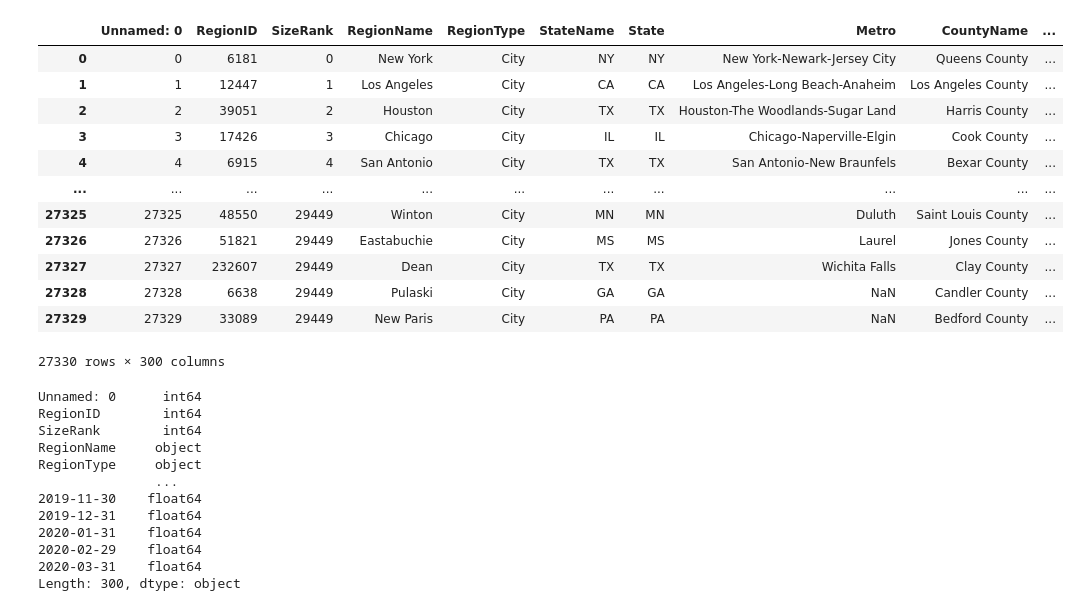
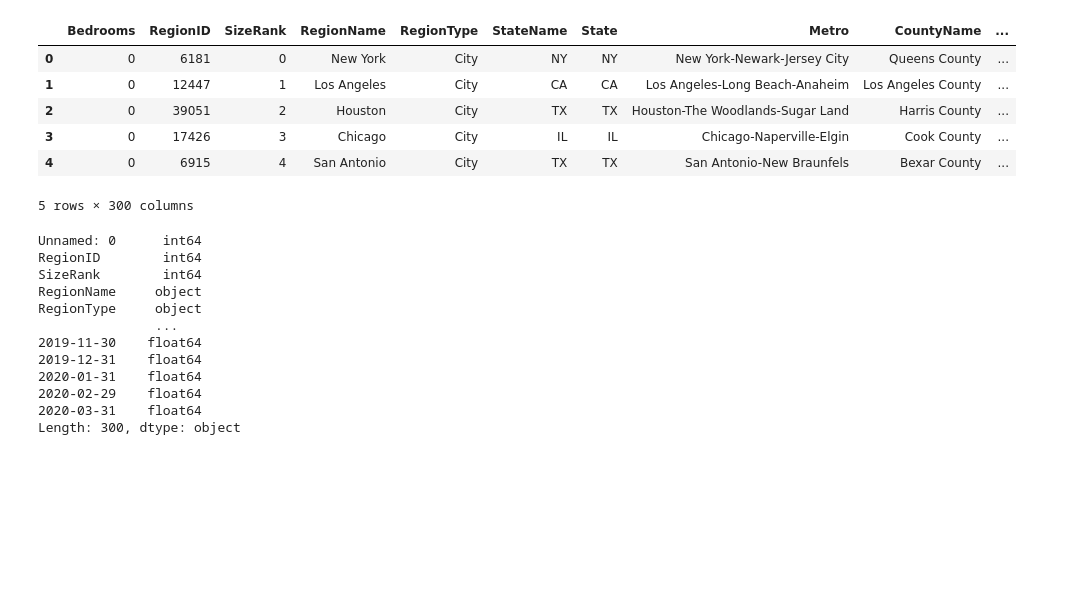
Before and after one commit to trallen09/team_centennial_park, a Jupyter notebook: ZillowCleanup.ipynb, the cells around one changed output. Drawn from its saved outputs; the diff is of its cells as text; code cells hidden in the pictures; blank space fills up the shorter version.

```diff
--- a/ZillowCleanup.ipynb
+++ b/ZillowCleanup.ipynb
@@ -5,19 +7,22 @@ df=pd.read_csv('Resources/City_Zhvi_AllHomes.csv')
+# %%
+df=pd.read_csv('Resources/City_Zhvi_AllHomes.csv')
+df1=pd.read_csv('Resources/City_Zhvi_1bedroom.csv')
+df2=pd.read_csv('Resources/City_Zhvi_2bedroom.csv')
+df3=pd.read_csv('Resources/City_Zhvi_3bedroom.csv')
+df4=pd.read_csv('Resources/City_Zhvi_4bedroom.csv')
+df5=pd.read_csv('Resources/City_Zhvi_5BedroomOrMore.csv')
+# %%
+df = pd.concat([df, df1,df2,df3,df4,df5], ignore_index=True)
 # %%
-df
+df.head()
 # %% [output]
-|  | Unnamed: 0 | RegionID | SizeRank | RegionName | RegionType | StateName | State | Metro | CountyName | ... |
+|  | Bedrooms | RegionID | SizeRank | RegionName | RegionType | StateName | State | Metro | CountyName | ... |
 | 0 | 0 | 6181 | 0 | New York | City | NY | NY | New York-Newark-Jersey City | Queens County | ... |
-| 1 | 1 | 12447 | 1 | Los Angeles | City | CA | CA | Los Angeles-Long Beach-Anaheim | Los Angeles County | ... |
-| 2 | 2 | 39051 | 2 | Houston | City | TX | TX | Houston-The Woodlands-Sugar Land | Harris County | ... |
-| 3 | 3 | 17426 | 3 | Chicago | City | IL | IL | Chicago-Naperville-Elgin | Cook County | ... |
-| 4 | 4 | 6915 | 4 | San Antonio | City | TX | TX | San Antonio-New Braunfels | Bexar County | ... |
-| ... | ... | ... | ... | ... | ... | ... | ... | ... | ... | ... |
-| 27325 | 27325 | 48550 | 29449 | Winton | City | MN | MN | Duluth | Saint Louis County | ... |
-| 27326 | 27326 | 51821 | 29449 | Eastabuchie | City | MS | MS | Laurel | Jones County | ... |
-| 27327 | 27327 | 232607 | 29449 | Dean | City | TX | TX | Wichita Falls | Clay County | ... |
-| 27328 | 27328 | 6638 | 29449 | Pulaski | City | GA | GA | NaN | Candler County | ... |
-| 27329 | 27329 | 33089 | 29449 | New Paris | City | PA | PA | NaN | Bedford County | ... |
+| 1 | 0 | 12447 | 1 | Los Angeles | City | CA | CA | Los Angeles-Long Beach-Anaheim | Los Angeles County | ... |
+| 2 | 0 | 39051 | 2 | Houston | City | TX | TX | Houston-The Woodlands-Sugar Land | Harris County | ... |
+| 3 | 0 | 17426 | 3 | Chicago | City | IL | IL | Chicago-Naperville-Elgin | Cook County | ... |
+| 4 | 0 | 6915 | 4 | San Antonio | City | TX | TX | San Antonio-New Braunfels | Bexar County | ... |
-27330 rows × 300 columns
+5 rows × 300 columns
 # %%
 df.dtypes
 # %% [output]
```
Also changed, not shown: parts of 15 cells of this notebook, 8 other files.
